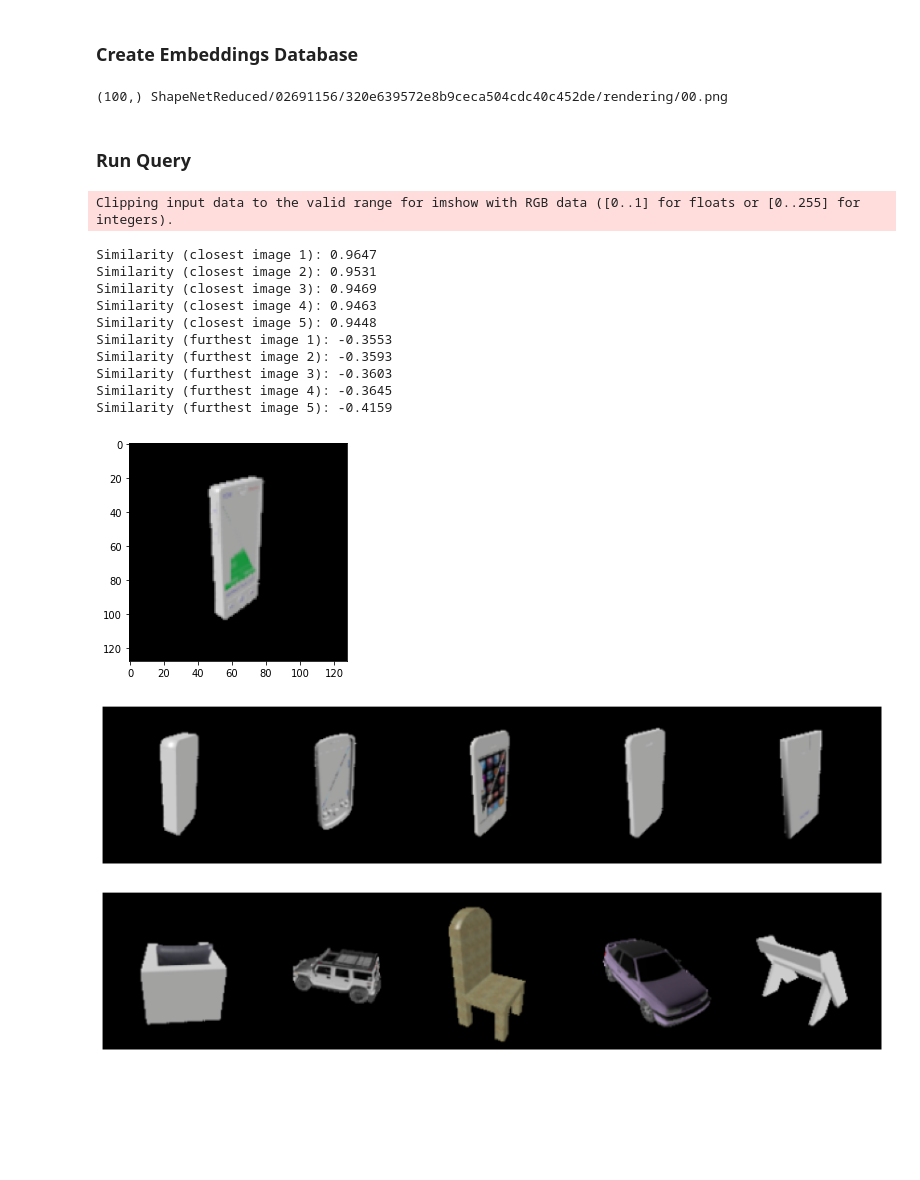
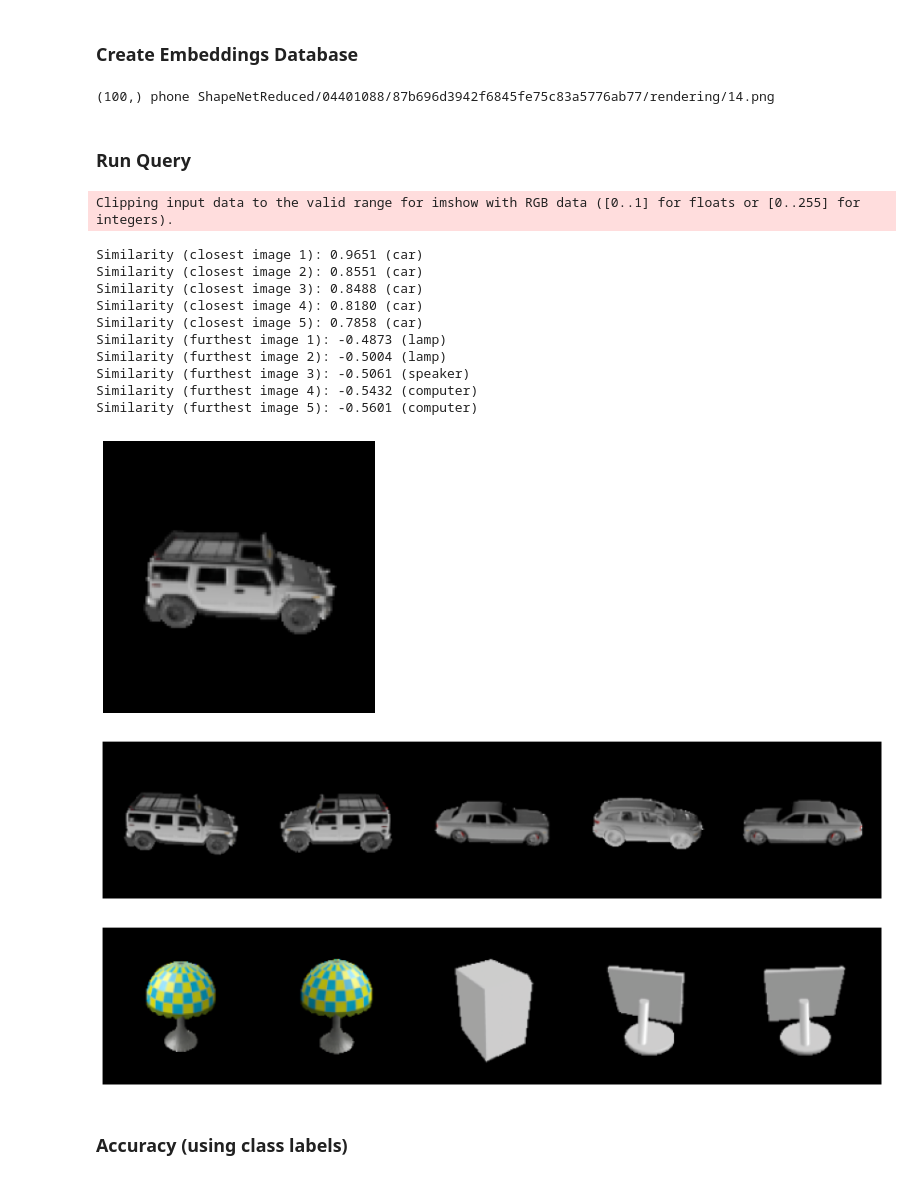
Before and after one commit to Loumstar/kaedim-technical-challenge, a Jupyter notebook: embeddings_model.ipynb, the cells around one changed output. Saved outputs shown, nothing was run; the diff lists cells and outputs as text; code cells hidden in the pictures; blank space fills up the shorter version.

Commit message:
Updated evaluation in embeddings_model

```diff
--- a/embeddings_model.ipynb
+++ b/embeddings_model.ipynb
@@ -227,6 +249,7 @@ class AutoEncoderModel(nn.Module):
                                kernel_size=4, padding=1,
                                stride=2), # 64 x 64 x 64
             nn.BatchNorm2d(64),
+            nn.ReLU(),
             nn.ConvTranspose2d(in_channels=64,
                                out_channels=3,
                                kernel_size=4, padding=1,
@@ -290,17 +316,20 @@ def get_closest_match(target_image, embeddings):
 # %% [markdown]
 ### Enable CUDA
 # %%
-device = "cuda" if torch.cuda.is_available() else "cpu"
+device = torch.device("cuda") \
+    if torch.cuda.is_available() \
+    else torch.device("cpu")
+
 print(f"Device: {device}")
 # %% [output]
 Device: cuda
 # %% [markdown]
 ### Hyperparameters
 # %%
-num_epochs = 20
-learning_rate = 1e-4
+num_epochs = 30
+learning_rate = 5e-4
 batch_size = 128
-beta = 0.5
+beta = 0.3
 image_size = 64
 weight_decay = 1e-9
 latent_size = 100
@@ -474,71 +500,78 @@ loader_database = DataLoader(db, batch_size=batch_size, shuffle=False)
 
 embeddings_database = list()
 
-for images, _, paths in tqdm.tqdm(loader_database, unit="batch"):
+for images, labels, paths in tqdm.tqdm(loader_database, unit="batch"):
     mu, _ = model.encode(images.to(device))
     embeddings = mu.cpu().detach().numpy()
-    embeddings_database.extend(list(zip(embeddings, paths)))
+    embeddings_database.extend(list(zip(embeddings, labels, paths)))
 # %%
-test_embedding, test_path = embeddings_database[0]
-print(test_embedding.shape, test_path)
+test_embedding, test_label, test_path = embeddings_database[0]
+print(test_embedding.shape, test_label, test_path)
 # %% [output]
-(100,) ShapeNetReduced/02691156/320e639572e8b9ceca504cdc40c452de/rendering/00.png
+(100,) phone ShapeNetReduced/04401088/87b696d3942f6845fe75c83a5776ab77/rendering/14.png
 # %% [markdown]
 ### Run Query
 # %%
 target, _, _ = random.choice(loader_query.dataset)
-results = get_closest_match(target, embeddings_database)
+results = get_similarities(target, embeddings_database)
 
 figure, axis = plt.subplots()
+figure.set_size_inches(5, 5)
+axis.set_axis_off()
+
 show(unnormalize(target), axis=axis)
 
 good_matches = list()
 
-for i, (similarity, path) in enumerate(results[:5]):
-    print(f"Similarity (closest image {i+1}): {similarity:.4f}")
+for i, (similarity, label, path) in enumerate(results[:5]):
+    print(f"Similarity (closest image {i+1}): {similarity:.4f} ({label})")
     image = Image.open(path).convert("RGB")
     image = unnormalize(transform(image)).unsqueeze(0)
 
     good_matches.append(image.cpu())
 
 good_matches = torch.vstack(good_matches)
 good_matches = make_grid(good_matches, nrow=5, padding=1, normalize=False,
                          range=None, scale_each=False, pad_value=0)
 
-plt.figure(figsize=(15,15))
-plt.axis('off')
+good_figure, good_axis = plt.subplots()
+good_figure.set_size_inches(15, 15)
+good_axis.set_axis_off()
 
-show(good_matches)
+show(good_matches, axis=good_axis)
 
 bad_matches = list()
 
-for i, (similarity, path) in enumerate(results[-5:]):
-    print(f"Similarity (furthest image {i+1}): {similarity:.4f}")
+for i, (similarity, label, path) in enumerate(results[-5:]):
+    print(f"Similarity (furthest image {i+1}): {similarity:.4f} ({label})")
     image = Image.open(path).convert("RGB")
     image = unnormalize(transform(image)).unsqueeze(0)
 
     bad_matches.append(image.cpu())
 
 bad_matches = torch.vstack(bad_matches)
 bad_matches = make_grid(bad_matches, nrow=5, padding=1, normalize=False,
                         range=None, scale_each=False, pad_value=0)
 
-plt.figure(figsize=(15,15))
-plt.axis('off')
+bad_figure, bad_axis = plt.subplots()
+bad_figure.set_size_inches(15, 15)
+bad_axis.set_axis_off()
 
-show(bad_matches)
+show(bad_matches, axis=bad_axis)
 # %% [output]
 Clipping input data to the valid range for imshow with RGB data ([0..1] for floats or [0..255] for integers).
-Similarity (closest image 1): 0.9647
-Similarity (closest image 2): 0.9531
-Similarity (closest image 3): 0.9469
-Similarity (closest image 4): 0.9463
-Similarity (closest image 5): 0.9448
-Similarity (furthest image 1): -0.3553
-Similarity (furthest image 2): -0.3593
-Similarity (furthest image 3): -0.3603
-Similarity (furthest image 4): -0.3645
-Similarity (furthest image 5): -0.4159
+Similarity (closest image 1): 0.9651 (car)
+Similarity (closest image 2): 0.8551 (car)
+Similarity (closest image 3): 0.8488 (car)
+Similarity (closest image 4): 0.8180 (car)
+Similarity (closest image 5): 0.7858 (car)
+Similarity (furthest image 1): -0.4873 (lamp)
+Similarity (furthest image 2): -0.5004 (lamp)
+Similarity (furthest image 3): -0.5061 (speaker)
+Similarity (furthest image 4): -0.5432 (computer)
+Similarity (furthest image 5): -0.5601 (computer)
-[figure, old version]
+[figure, new version]
-[figure, old version]
+[figure, new version]
-[figure, old version]
+[figure, new version]
+# %% [markdown]
+### Accuracy (using class labels)
```
Also changed, not shown: parts of 11 cells of this notebook.
